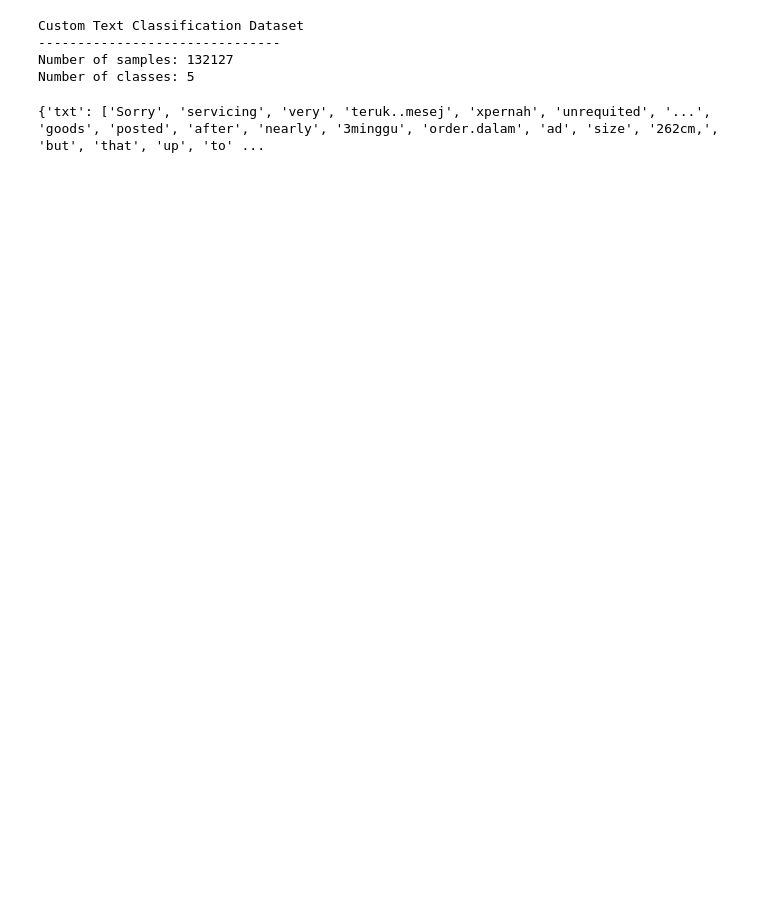
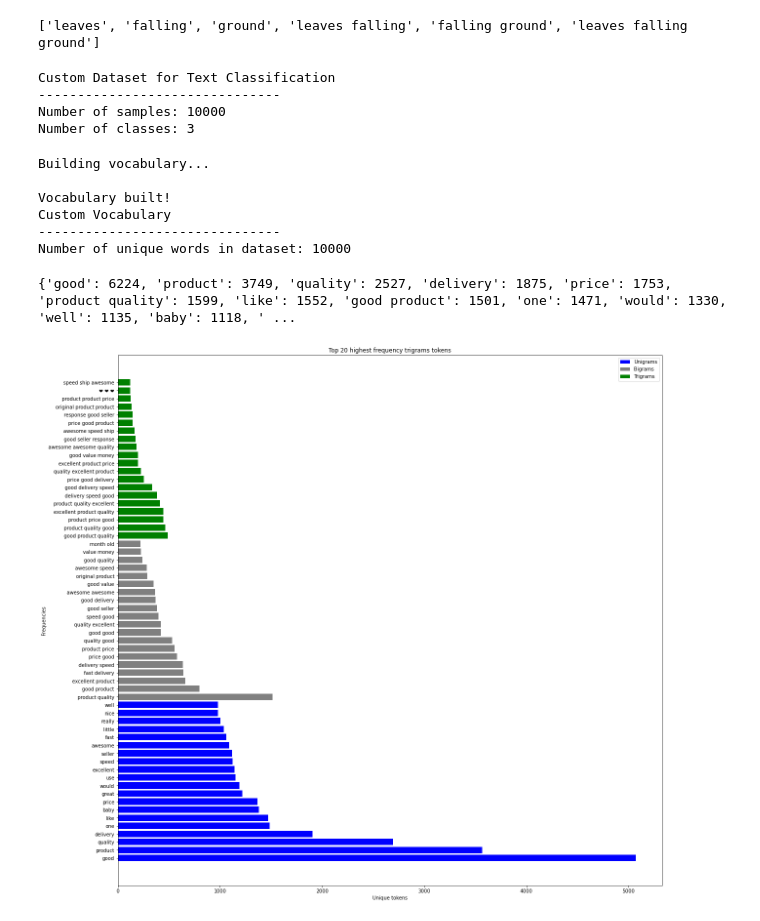
Before and after one commit to kaylode/theseus, a Jupyter notebook: Untitled.ipynb, the cells around one changed output. Saved outputs shown, nothing was run; the diff lists cells and outputs as text; code cells hidden in the pictures; blank space fills up the shorter version.

```diff
--- a/Untitled.ipynb
+++ b/Untitled.ipynb
@@ -154,22 +266,39 @@ class CustomVocabulary(data.Dataset):
         line = "-------------------------------\n"
         s1 = "Number of unique words in dataset: " + str(self.vocab_size) + '\n'
         return s + line + s1
+# %%
+tokenizer = TextTokenizer(preprocess_steps = ["base", "ngrams", "lemmatize"])
+# %%
+print(tokenizer.tokenize("the leaves are falling into the ground"))
+# %% [output]
+['leaves', 'falling', 'ground', 'leaves falling', 'falling ground', 'leaves falling ground']
 # %%
-dataset = CSVTextClassificationDataset("datasets/train.csv")
+dataset = CSVTextClassificationDataset("datasets/3lbls_train.csv", max_samples = 10000, shuffle = True)
 print(dataset)
 # %% [output]
-Custom Text Classification Dataset
+Custom Dataset for Text Classification
 -------------------------------
-Number of samples: 132127
-Number of classes: 5
+Number of samples: 10000
+Number of classes: 3
-# %%
-print(dataset[0])
-# %% [output]
-{'txt': ['Sorry', 'servicing', 'very', 'teruk..mesej', 'xpernah', 'unrequited', '...', 'goods', 'posted', 'after', 'nearly', '3minggu', 'order.dalam', 'ad', 'size', '262cm,', 'but', 'that', 'up', 'to' ...
 # %%
-vocab = CustomVocabulary()
+vocab = CustomVocabulary(tokenizer = tokenizer, max_size = 10000)
 vocab.build_vocab(dataset)
-print(vocab.most_common(10))
+print(vocab)
+# %% [output]
+Building vocabulary...
+
+Vocabulary built!
+Custom Vocabulary
+-------------------------------
+Number of unique words in dataset: 10000
+# %%
+print(vocab.most_common(100))
+# %% [output]
+{'good': 6224, 'product': 3749, 'quality': 2527, 'delivery': 1875, 'price': 1753, 'product quality': 1599, 'like': 1552, 'good product': 1501, 'one': 1471, 'would': 1330, 'well': 1135, 'baby': 1118, ' ...
+# %%
+vocab.plot(topk = 20, types = ["freqs", "1gram", "2grams", "3grams"], figsize = (20,20))
+# %% [output]
+[figure, added]
 # %%
 dataset.plot()
 # %% [output]
```
Also changed, not shown: parts of 4 cells of this notebook, 3 other files.
